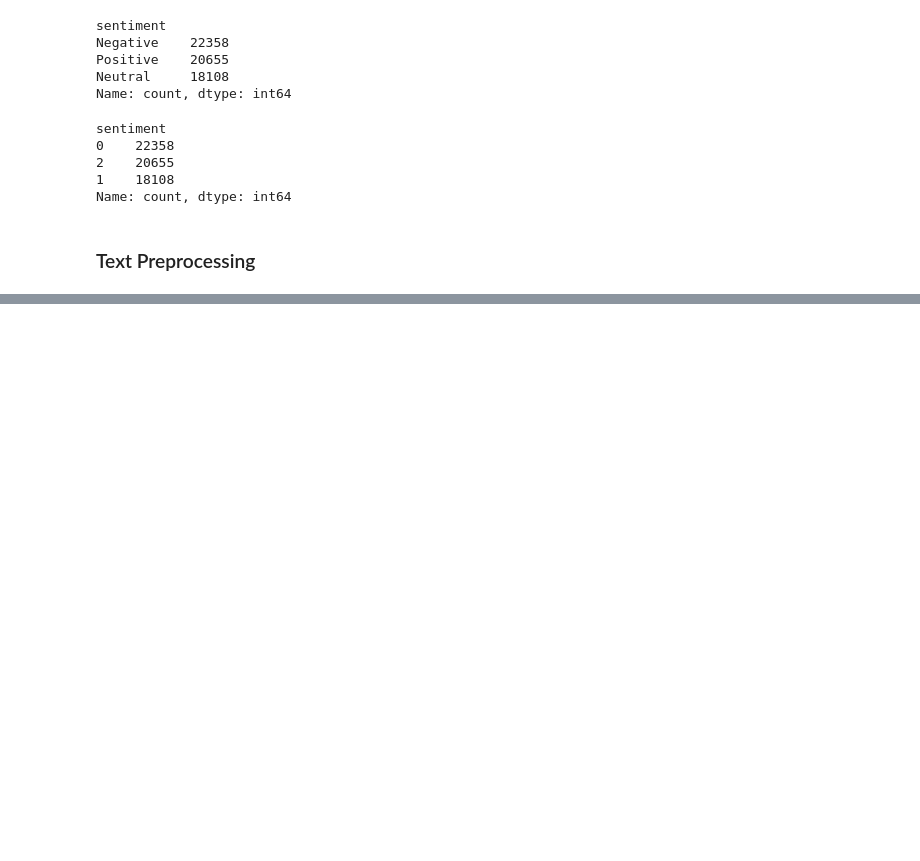
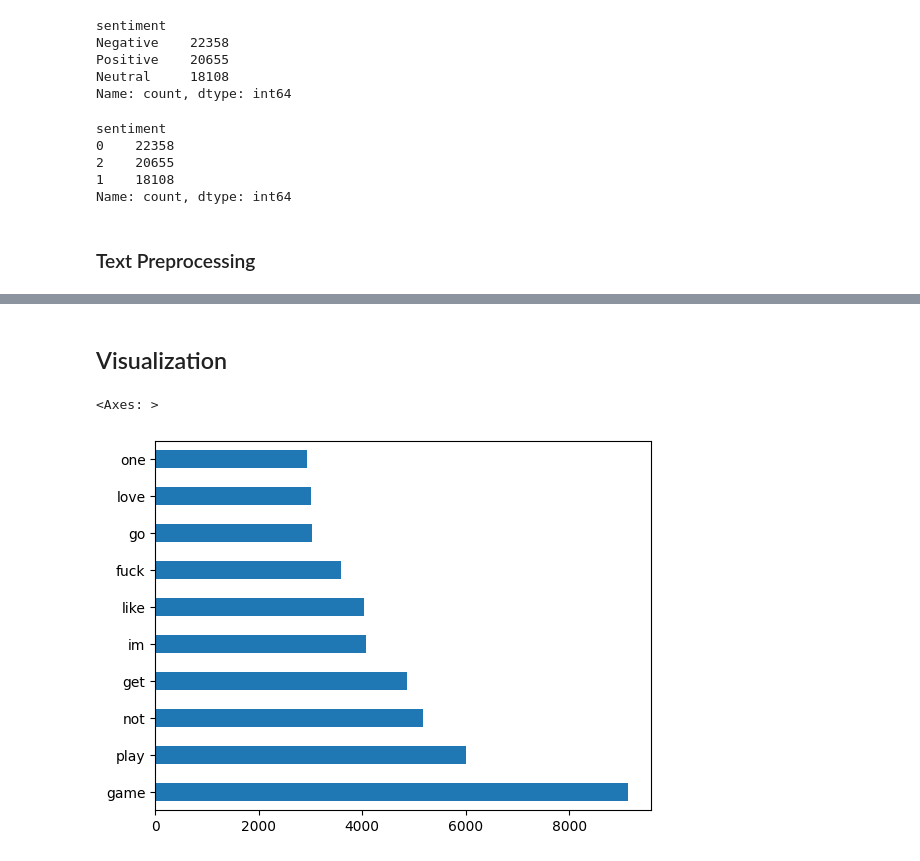
Before and after one commit to ShenbagaArunK/twitter-sentiment-analysis-naivebayes, a Jupyter notebook: src/twitter_senti_analysis.ipynb, the cells around one changed output, grey strips where cells are left out. Saved outputs shown, nothing was run; the diff lists cells and outputs as text; code cells hidden in the pictures; blank space fills up the shorter version.

Commit message:
Fixed Stem issue

```diff
--- a/src/twitter_senti_analysis.ipynb
+++ b/src/twitter_senti_analysis.ipynb
@@ -145,0 +153,9 @@ test
+# %%
+n_sw = ['don', "don't", 'couldn', 'aren', "aren't", "not", "couldn't",
+        'didn', "didn't", 'doesn', "doesn't", 'hadn', "hadn't", 'hasn',
+        "hasn't", 'haven', "haven't", 'isn', "isn't", 'ma', 'mightn',
+        "mightn't", 'mustn', "mustn't", 'needn', "needn't", 'shan',
+        "shan't", 'shouldn', "shouldn't", 'wasn', "wasn't", 'weren',
+        "weren't", 'won', "won't", 'wouldn', "wouldn't"]
+
+p_sw = set(sw).difference(n_sw)
@@ -145,0 +170,3 @@ test
+# %%
+ps = PorterStemmer()
+la = LancasterStemmer()
@@ -145,0 +187,24 @@ test
+# %%
+## Text Preprocessing Funsction
+def text_preprocessing(tweet):
+    ## Lower Case
+    tweet = tweet.lower()
+    ## Removing tags and links
+    tweet = re.sub(r"http\S+|www\S+","",tweet) ## Removes Link
+    tweet = re.sub(r"@\w+|@+","",tweet) ## Removes Mentions
+    tweet = re.sub(r"<\S+","",tweet) ## Removes Tage
+    tweet = re.sub(r"\w\S+\.com\S+","",tweet) ## removes other .com text
+    tweet = re.sub(r"\w+\.\S+","",tweet)  ## removes site links
+    tweet =  re.sub(r"#","",tweet) ## Removes symbol
+    ## Remove punctuations
+    spec_char = r"[^a-z!?\s]"
+    tweet = re.sub(spec_char,"",tweet)
+    ## Tokenization
+    tweet = tweet.split()
+    ## Steming and Pos Stopwords removal
+    tweet = [ps.stem(word) for word in tweet if word not in p_sw]
+    tweet = " ".join(tweet)
+
+    return tweet
+# %%
+df["tweet"] = df["tweet"].apply(text_preprocessing)
@@ -145,0 +220,2 @@ test
+# %% [markdown]
+## Visualization
@@ -145,0 +224,7 @@ test
+# %%
+para = " ".join(df["tweet"])
+words = pd.Series(para.split())
+words.value_counts().head(10).plot(kind="barh")
+# %% [output]
+<Axes: >
+[figure, added]
```
Also changed, not shown: parts of 12 cells of this notebook.
